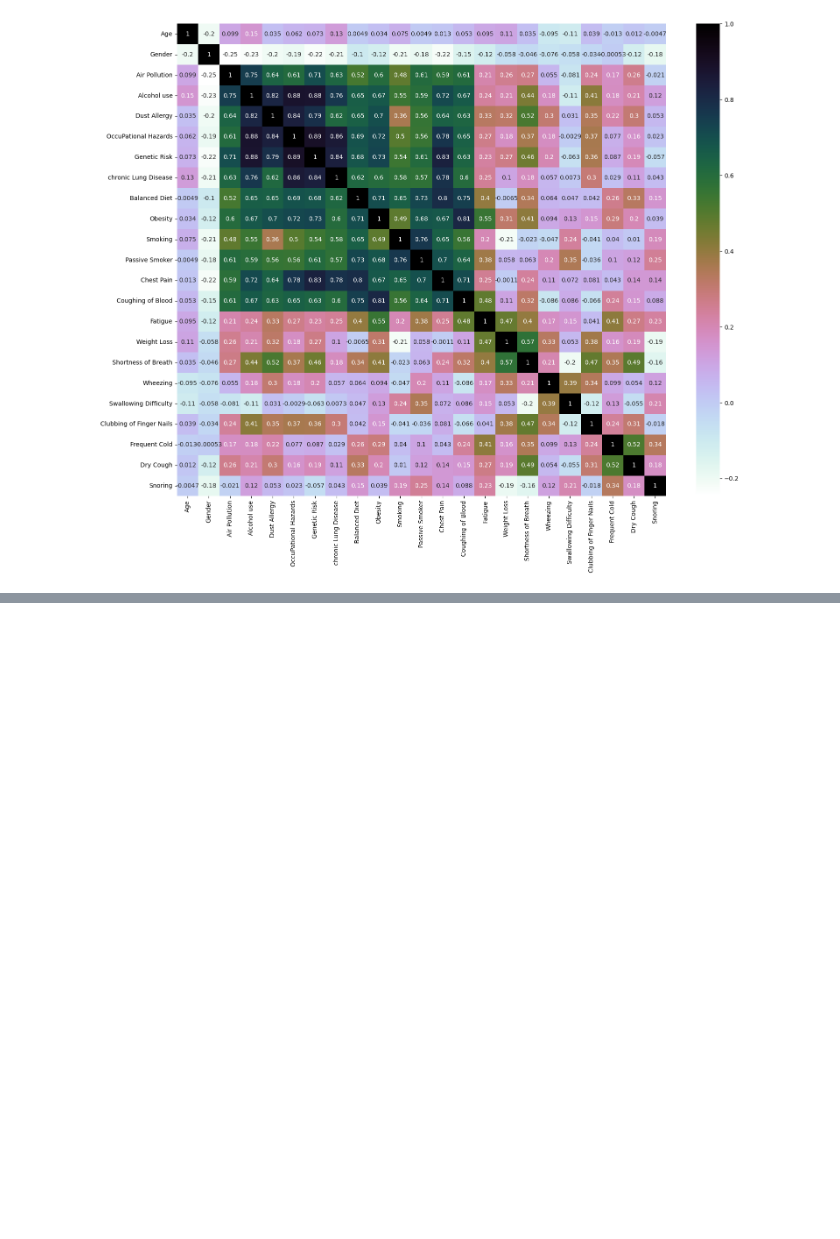
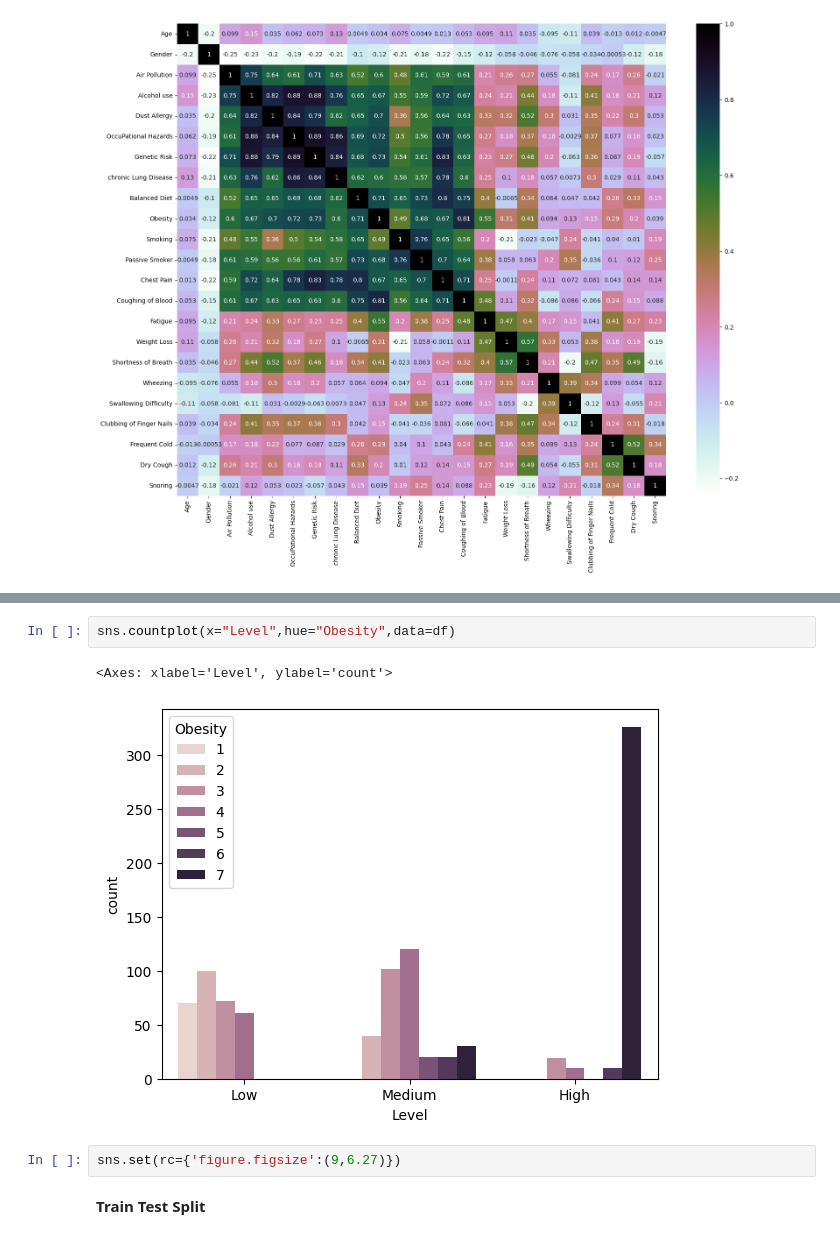
Before and after one commit to Albinsaji0/Cancer_Detection, a Jupyter notebook: algorithms.ipynb, the cells around one changed output, grey strips where cells are left out. Cells and saved outputs as stored; diff of their text form; blank space fills up the shorter version.

```diff
--- a/algorithms.ipynb
+++ b/algorithms.ipynb
@@ -51,0 +99,9 @@ plt.show()
+# %%
+sns.countplot(x="Level",hue="Obesity",data=df)
+# %% [output]
+<Axes: xlabel='Level', ylabel='count'>
+[figure, added]
+# %%
+sns.set(rc={'figure.figsize':(9,6.27)})
+# %% [markdown]
+**Train Test Split**
```
Also changed, not shown: parts of 48 cells of this notebook.
